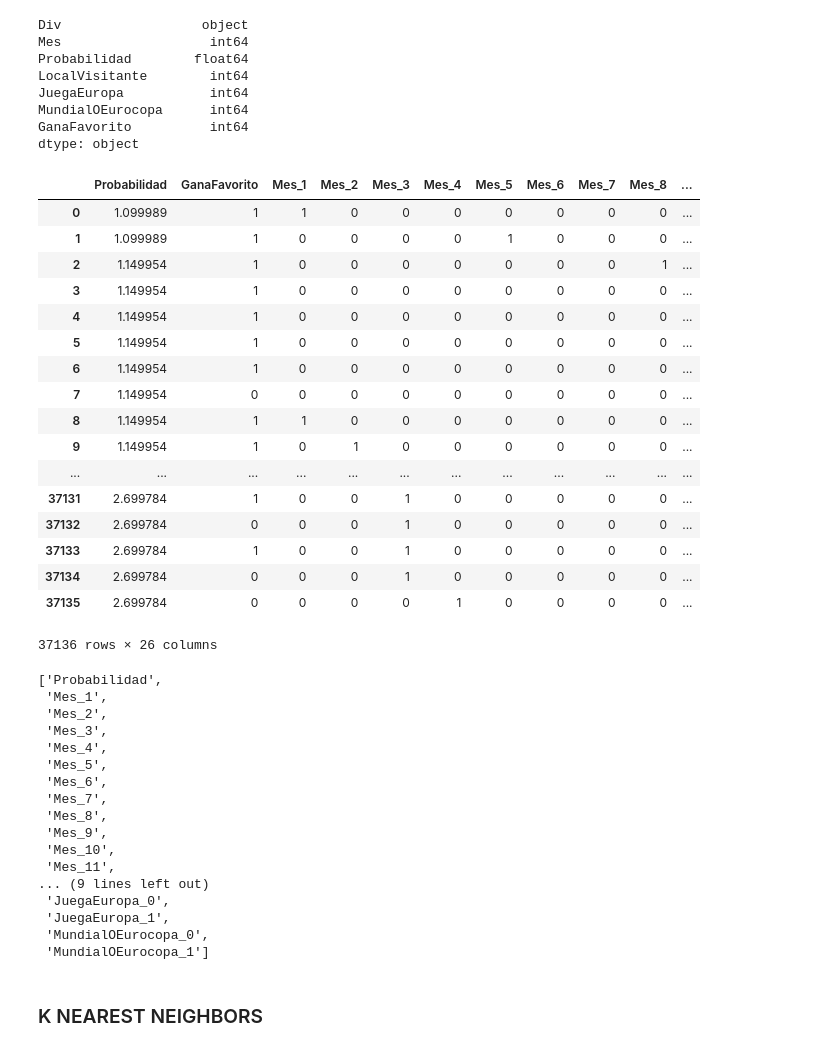
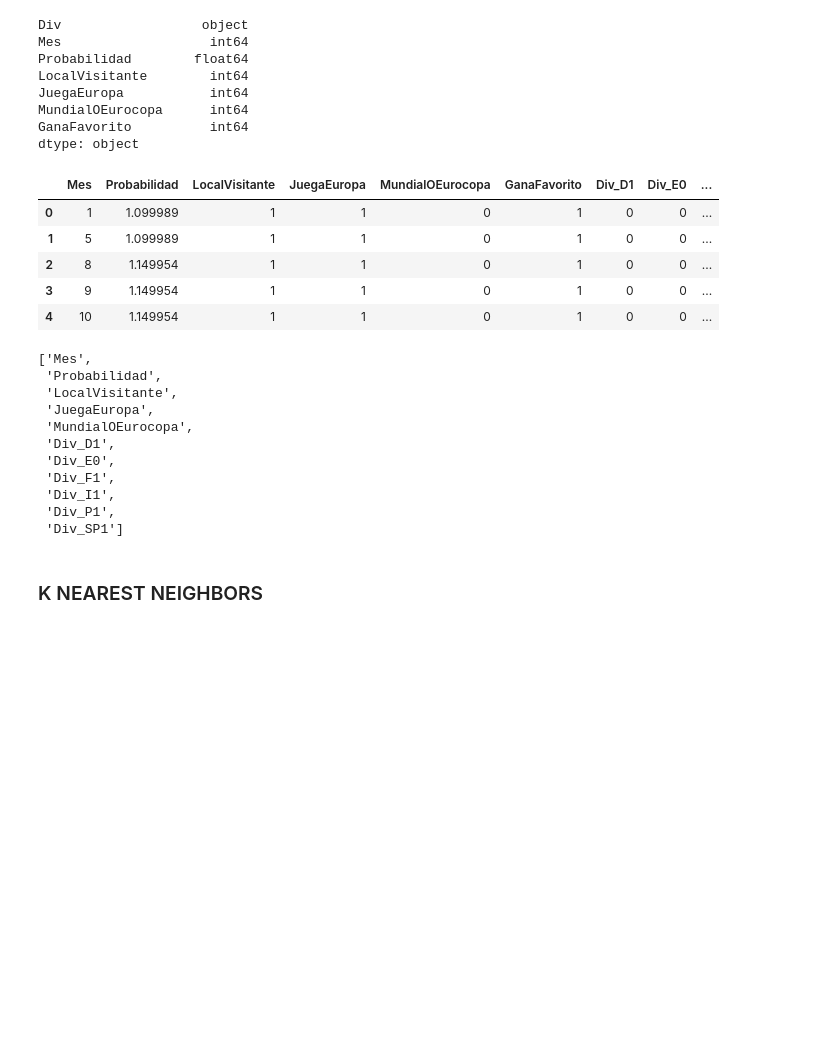
Before and after one commit to franciscojdiezc/TFM, a Jupyter notebook: 5. Machine Learning.ipynb, the cells around one changed output. Drawn from its saved outputs; the diff is of its cells as text; code cells hidden in the pictures; blank space fills up the shorter version.

```diff
--- a/5. Machine Learning.ipynb
+++ b/5. Machine Learning.ipynb
@@ -31,28 +31,16 @@ MundialOEurocopa      int64
 GanaFavorito          int64
 dtype: object
 # %%
-dummies = pd.get_dummies(european_football, columns=['Mes','Div','LocalVisitante','JuegaEuropa','MundialOEurocopa'])
+dummies = pd.get_dummies(european_football, columns=['Div'])
 # %%
-dummies
+dummies.head()
 # %% [output]
-|  | Probabilidad | GanaFavorito | Mes_1 | Mes_2 | Mes_3 | Mes_4 | Mes_5 | Mes_6 | Mes_7 | Mes_8 | ... |
-| 0 | 1.099989 | 1 | 1 | 0 | 0 | 0 | 0 | 0 | 0 | 0 | ... |
-| 1 | 1.099989 | 1 | 0 | 0 | 0 | 0 | 1 | 0 | 0 | 0 | ... |
-| 2 | 1.149954 | 1 | 0 | 0 | 0 | 0 | 0 | 0 | 0 | 1 | ... |
-| 3 | 1.149954 | 1 | 0 | 0 | 0 | 0 | 0 | 0 | 0 | 0 | ... |
-| 4 | 1.149954 | 1 | 0 | 0 | 0 | 0 | 0 | 0 | 0 | 0 | ... |
-| 5 | 1.149954 | 1 | 0 | 0 | 0 | 0 | 0 | 0 | 0 | 0 | ... |
-| 6 | 1.149954 | 1 | 0 | 0 | 0 | 0 | 0 | 0 | 0 | 0 | ... |
-| 7 | 1.149954 | 0 | 0 | 0 | 0 | 0 | 0 | 0 | 0 | 0 | ... |
-| 8 | 1.149954 | 1 | 1 | 0 | 0 | 0 | 0 | 0 | 0 | 0 | ... |
-| 9 | 1.149954 | 1 | 0 | 1 | 0 | 0 | 0 | 0 | 0 | 0 | ... |
-| ... | ... | ... | ... | ... | ... | ... | ... | ... | ... | ... | ... |
-| 37131 | 2.699784 | 1 | 0 | 0 | 1 | 0 | 0 | 0 | 0 | 0 | ... |
-| 37132 | 2.699784 | 0 | 0 | 0 | 1 | 0 | 0 | 0 | 0 | 0 | ... |
-| 37133 | 2.699784 | 1 | 0 | 0 | 1 | 0 | 0 | 0 | 0 | 0 | ... |
-| 37134 | 2.699784 | 0 | 0 | 0 | 1 | 0 | 0 | 0 | 0 | 0 | ... |
-| 37135 | 2.699784 | 0 | 0 | 0 | 0 | 1 | 0 | 0 | 0 | 0 | ... |
+|  | Mes | Probabilidad | LocalVisitante | JuegaEuropa | MundialOEurocopa | GanaFavorito | Div_D1 | Div_E0 | ... |
+| 0 | 1 | 1.099989 | 1 | 1 | 0 | 1 | 0 | 0 | ... |
+| 1 | 5 | 1.099989 | 1 | 1 | 0 | 1 | 0 | 0 | ... |
+| 2 | 8 | 1.149954 | 1 | 1 | 0 | 1 | 0 | 0 | ... |
+| 3 | 9 | 1.149954 | 1 | 1 | 0 | 1 | 0 | 0 | ... |
+| 4 | 10 | 1.149954 | 1 | 1 | 0 | 1 | 0 | 0 | ... |
-37136 rows × 26 columns
 # %%
 columns = list(dummies.columns)
 # %%
@@ -60,23 +48,17 @@ columns.remove('GanaFavorito')
 # %%
 columns
 # %% [output]
-['Probabilidad',
- 'Mes_1',
- 'Mes_2',
- 'Mes_3',
- 'Mes_4',
- 'Mes_5',
- 'Mes_6',
- 'Mes_7',
- 'Mes_8',
- 'Mes_9',
- 'Mes_10',
- 'Mes_11',
-... (9 lines left out)
- 'JuegaEuropa_0',
- 'JuegaEuropa_1',
- 'MundialOEurocopa_0',
- 'MundialOEurocopa_1']
+['Mes',
+ 'Probabilidad',
+ 'LocalVisitante',
+ 'JuegaEuropa',
+ 'MundialOEurocopa',
+ 'Div_D1',
+ 'Div_E0',
+ 'Div_F1',
+ 'Div_I1',
+ 'Div_P1',
+ 'Div_SP1']
 # %% [markdown]
 ### K NEAREST NEIGHBORS
 # %%
```
Also changed, not shown: parts of 42 cells of this notebook.
